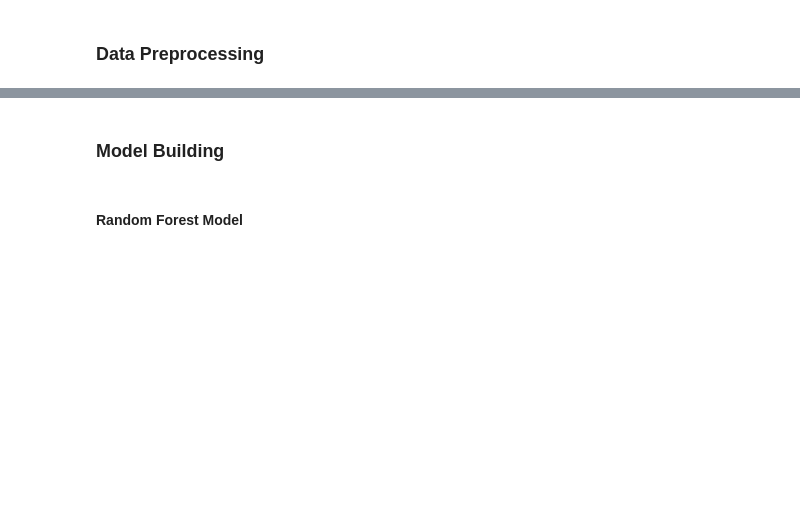
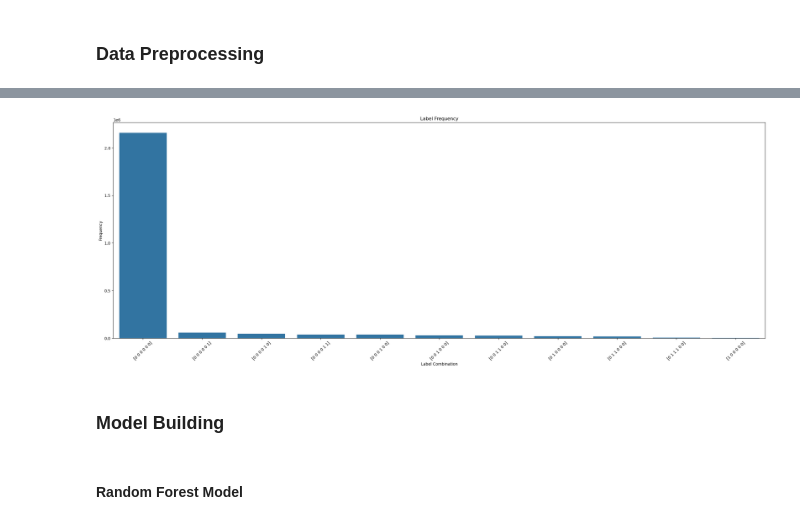
Before and after one commit to PhitoDev/BCI-EEG-Research, a Jupyter notebook: notebooks/kaggle-eeg-tree-ensembles.ipynb, the cells around one changed output, grey strips where cells are left out. Saved outputs shown, nothing was run; the diff lists cells and outputs as text; code cells hidden in the pictures; blank space fills up the shorter version.

```diff
--- a/notebooks/kaggle-eeg-tree-ensembles.ipynb
+++ b/notebooks/kaggle-eeg-tree-ensembles.ipynb
@@ -89,2 +151,15 @@ category_dict
+# %%
+labels = train_df[['HandStart', 'FirstDigitTouch', 'BothStartLoadPhase', 'LiftOff', 'Replace', 'BothReleased']]
+unique_label_combinations, counts = np.unique(labels, axis=0, return_counts=True)
+
+plt.figure(figsize=(30, 10))
+sns.barplot(x=range(len(unique_label_combinations)), y=counts, order=np.argsort(counts)[::-1])
+plt.title('Label Frequency')
+plt.xticks(range(len(unique_label_combinations)), unique_label_combinations, rotation=45)
+plt.xlabel('Label Combination')
+plt.ylabel('Frequency')
+plt.show()
+# %% [output]
+[figure, added]
 # %%
 # reshape data for CSP
```
Also changed, not shown: parts of 37 cells of this notebook.
